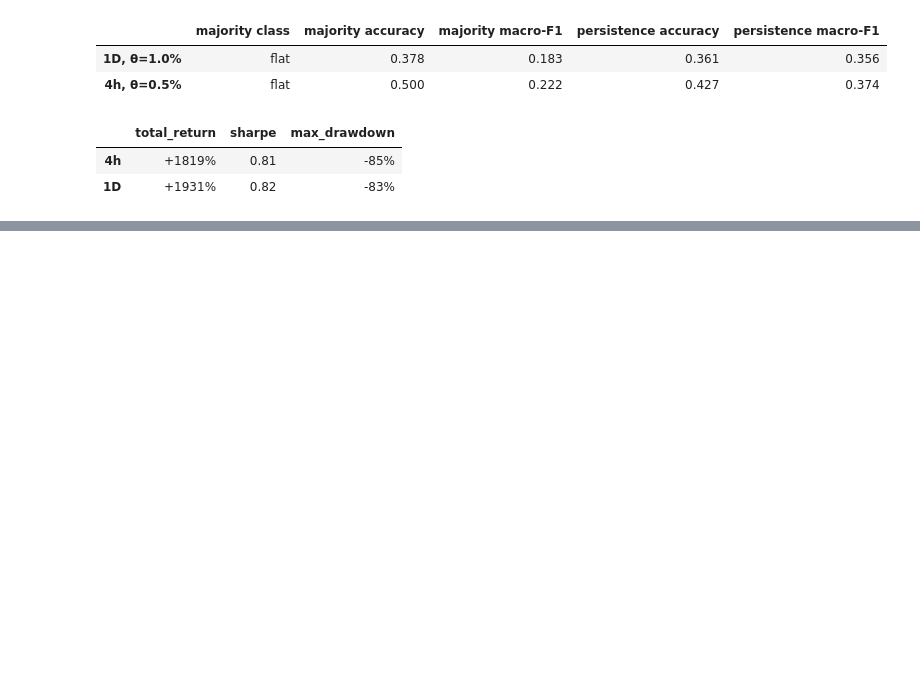
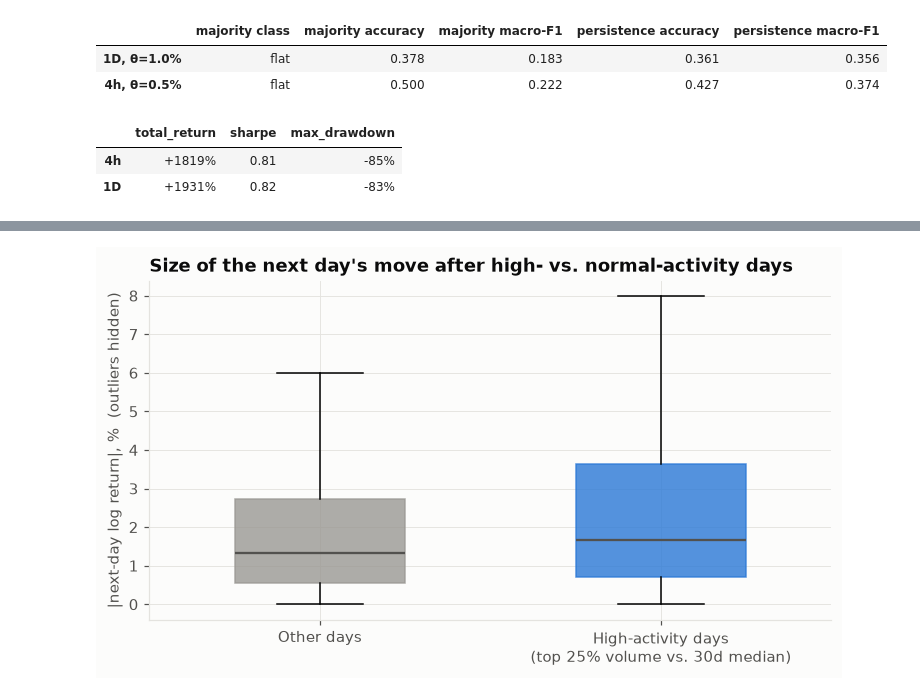
Before and after one commit to Gaston202/BitcoinPricePrediction, a Jupyter notebook: notebooks/03_eda.ipynb, the cells around one changed output, grey strips where cells are left out. Drawn from its saved outputs; the diff is of its cells as text; code cells hidden in the pictures; blank space fills up the shorter version.

```diff
--- a/notebooks/03_eda.ipynb
+++ b/notebooks/03_eda.ipynb
@@ -447,0 +457,22 @@ yearly.style.format({"return": "{:+.0%}", "sharpe": "{:.2f}"})
+# %%
+daily = frames["1D"]
+activity = pd.DataFrame({
+    "volume_ratio": daily["volume"] / daily["volume"].rolling(30).median(),
+    "abs_next_move": forward_log_return(daily["close"]).abs(),
+}).dropna()
+high = activity["volume_ratio"] > activity["volume_ratio"].quantile(0.75)
+after_high = activity.loc[high, "abs_next_move"]
+after_other = activity.loc[~high, "abs_next_move"]
+
+mw = stats.mannwhitneyu(after_high, after_other, alternative="greater")
+rank_biserial = 2 * mw.statistic / (len(after_high) * len(after_other)) - 1
+
+pd.Series({
+    "n (high activity)": len(after_high),
+    "n (other days)": len(after_other),
+    "median |next move| %, high": 100 * after_high.median(),
+    "median |next move| %, other": 100 * after_other.median(),
+    "U statistic": mw.statistic,
+    "p-value (one-sided)": mw.pvalue,
+    "rank-biserial effect size": rank_biserial,
+}, name="Mann–Whitney U").to_frame().style.format("{:.4g}")
@@ -447,0 +488,13 @@ yearly.style.format({"return": "{:+.0%}", "sharpe": "{:.2f}"})
+# %%
+fig, ax = plt.subplots(figsize=(8, 4))
+parts = ax.boxplot([100 * after_other, 100 * after_high], showfliers=False, widths=0.5,
+                   patch_artist=True, medianprops={"color": TEXT_SECONDARY, "linewidth": 1.5})
+for patch, color in zip(parts["boxes"], [NEUTRAL, BLUE]):
+    patch.set(facecolor=color, alpha=0.8, edgecolor=color)
+ax.set_xticks([1, 2], ["Other days", "High-activity days\n(top 25% volume vs. 30d median)"])
+ax.set(title="Size of the next day's move after high- vs. normal-activity days",
+       ylabel="|next-day log return|, %  (outliers hidden)")
+save(fig, "03_volume_test")
+plt.show()
+# %% [output]
+[figure, added]
```
Also changed, not shown: parts of 9 cells of this notebook, 17 other files.
